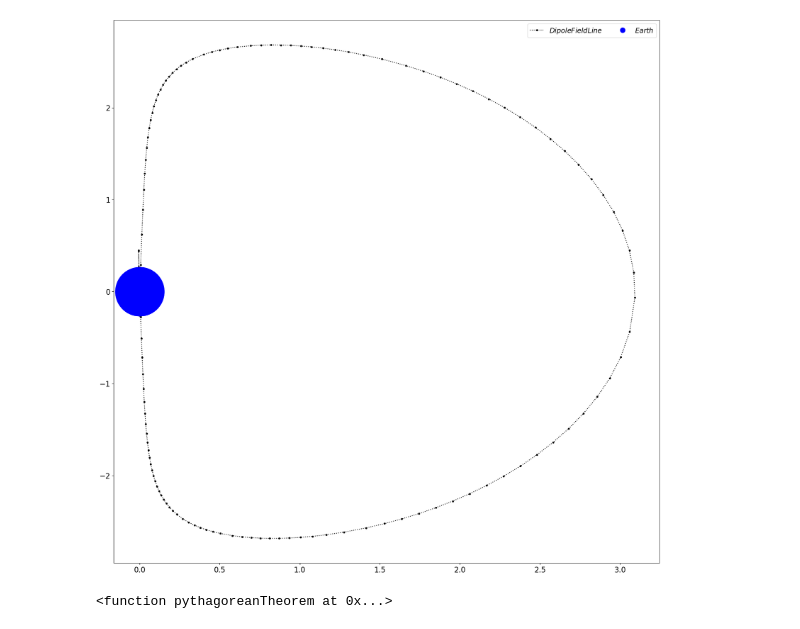
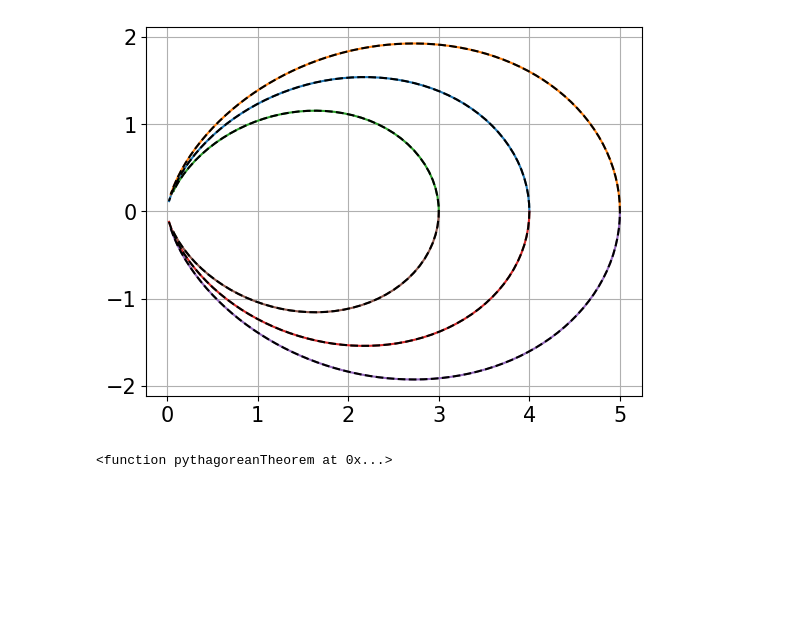
Before and after one commit to La-Folia/Numerical-Analysis, a Jupyter notebook: Integration_of_ODEs/Homework_3_Question6_Minwook_Kang.ipynb, the cells around one changed output. Cells and saved outputs as stored; diff of their text form; code cells hidden in the pictures; blank space fills up the shorter version.

```diff
--- a/Integration_of_ODEs/Homework_3_Question6_Minwook_Kang.ipynb
+++ b/Integration_of_ODEs/Homework_3_Question6_Minwook_Kang.ipynb
@@ -4,6 +4,10 @@ import matplotlib.font_manager
 from numpy import *
 import math
 import latexify
+import numpy as np
+from matplotlib import pyplot as plt
+plt.rcParams.update({'font.size': 15})
+#%config InlineBackend.figure_format='retina'
 # %%
 #constant
 
@@ -35,7 +39,7 @@ x1, y1 = map(np.array, zip(*Y))
 R_E = 1
 hinit = 0.001
 xlim = 0, 20 *np.pi
-Yinit   = np.array([-0.223, 350]) #4
+Yinit   = np.array([-0.225, 300]) #4
 t, Y, h = embedded_rk4_ode(F_B, Yinit, hinit, xlim, abstol=1e-11, reltol=1e-11,
                            hminmax=(1e-11, 10), max_iterations=10000)
 x2, y2 = map(np.array, zip(*Y))
@@ -78,7 +82,7 @@ x6, y6 = map(np.array, zip(*Y))
 
 
 
-
+"""
 plt.figure(figsize=[15, 15])
 plt.plot(pol2cart(x1, y1)[0], pol2cart(x1, y1)[1],'.:k',
        pol2cart(x2, y2)[0], pol2cart(x2, y2)[1],'.:k',
@@ -86,10 +90,19 @@ plt.plot(pol2cart(x1, y1)[0], pol2cart(x1, y1)[1],'.:k',
         pol2cart(x4, y4)[0], pol2cart(x4, y4)[1],'.:k',
         pol2cart(x5, y5)[0], pol2cart(x5, y5)[1],'.:k')
 
+
 plt.plot(pol2cart(x6, y6)[0], pol2cart(x6, y6)[1],'.:k',label="$Dipole Field Line$")
 plt.plot(0,0, 'ob', ms=100)
 plt.plot(0,0, 'ob', ms=10, label="$Earth$")
 plt.legend(loc='best', ncol=2, fontsize=14)
 #plt.plot(pol2cart(x,y)[0], pol2cart(x,y)[1], '-b')
 plt.savefig("Electric2.pdf")
+"""
+
+plt.figure(figsize=[15, 15])
+data = [(x1, y1), (x2, y2), (x3, y3), (x4, y4), (x5, y5), (x6, y6)]
+for i, (x, y) in enumerate(data):
+    if i not in [0, 1, 2, 3, 4, 5]:
+        x, y = pol2cart(x, y)
+        plt.plot(x, y, '.:k')
 # %% [output]
@@ -97,40 +145,67 @@ plt.savefig("Electric2.pdf")
 # %%
 #constant
-
-B_0 = 3.12 * 1e-5 #T
-
+"""
 def F_B(t, Y):
     [r, lamb] = Y
     R = r / R_E
     B_r = -2 * (B_0 / R**3) * np.sin(lamb)
     B_lambda = B_0 / 3 * np.cos(lamb)
     dY = [(B_r) / (B_r**2 + B_lambda**2)**0.5, (B_lambda) / (B_r**2 + B_lambda**2)**0.5]
     return np.array(dY) # (B_r, B_lambda)
+"""
+
+def F_B(t, Y):
+    [R, lamb] = Y
+    B_r      = -2 * np.sin(lamb)
+    B_lambda =      np.cos(lamb)
+    dY = [
+        (B_r)       / (B_r**2 + B_lambda**2)**0.5,
+        ((B_lambda) / (B_r**2 + B_lambda**2)**0.5) / R
+    ]
+    return np.array(dY) # (B_r, B_lambda)
 
 def pol2cart(rho, phi):
     x = rho * np.cos(phi)
     y = rho * np.sin(phi)
     return (x, y)
+
 #1
-R_E = 1
 hinit = 0.001
-xlim = 0, 20 *np.pi
-Yinit   = np.array([-0.225, 300]) # 25 5000
+tlim  = 0, 5.4
+Yinit = np.array([4, 0])
 
-t, Y, h = embedded_rk4_ode(F_B, Yinit, hinit, xlim, abstol=1e-11, reltol=1e-11,
-                           hminmax=(1e-11, 10), max_iterations=10000)
-x1, y1 = map(np.array, zip(*Y))
+t, Y, h = embedded_rk4_ode(F_B, Yinit, hinit, tlim, abstol=1e-11, reltol=1e-7,
+                           hminmax=(1e-11, .1), max_iterations=1000)
+R1, lam1 = map(np.array, zip(*Y))
 
-# drawing
-plt.figure(figsize=[20, 20])
-plt.plot(pol2cart(x1, y1)[0], pol2cart(x1, y1)[1],'.:k',label="$Dipole Field Line$")
+#2
+hinit = 0.001
+tlim  = 0, 6.7
+Yinit = np.array([5, 0])
 
-       #pol2cart(x7, y7)[0], pol2cart(x7, y7)[1],'.:k',
+t, Y, h = embedded_rk4_ode(F_B, Yinit, hinit, tlim, abstol=1e-11, reltol=1e-7,
+                           hminmax=(1e-11, .1), max_iterations=1000)
+R2, lam2 = map(np.array, zip(*Y))
 
-plt.plot(0,0, 'ob', ms=100)
-plt.plot(0,0, 'ob', ms=10, label="$Earth$")
-#plt.plot(pol2cart(x,y)[0], pol2cart(x,y)[1], '-b')
-plt.legend(loc='best', ncol=2, fontsize=14)
-plt.savefig("Electric.pdf")
+#3
+hinit = 0.001
+tlim  = 0, 3.9
+Yinit = np.array([3, 0])
+
+t, Y, h = embedded_rk4_ode(F_B, Yinit, hinit, tlim, abstol=1e-11, reltol=1e-7,
+                           hminmax=(1e-11, .1), max_iterations=1000)
+R3, lam3 = map(np.array, zip(*Y))
+
+plt.figure()
+plt.plot(*pol2cart(R1,  lam1), *pol2cart(R2,  lam2), *pol2cart(R3,  lam3))
+plt.plot(*pol2cart(R1, -lam1), *pol2cart(R2, -lam2), *pol2cart(R3, -lam3))
+lam = np.hstack([list(reversed(-lam1)), lam1[1:]])
+plt.plot(*pol2cart(R1[0]*np.cos(lam)**2, lam), 'k--')
+lam = np.hstack([list(reversed(-lam2)), lam2[1:]])
+plt.plot(*pol2cart(R2[0]*np.cos(lam)**2, lam), 'k--')
+lam = np.hstack([list(reversed(-lam3)), lam3[1:]])
+plt.plot(*pol2cart(R3[0]*np.cos(lam)**2, lam), 'k--')
+plt.grid()
+plt.show()
 # %% [output]
-[figure, old version]
+[figure, new version]
```
Also changed, not shown: parts of 4 cells of this notebook, 18 other files.
